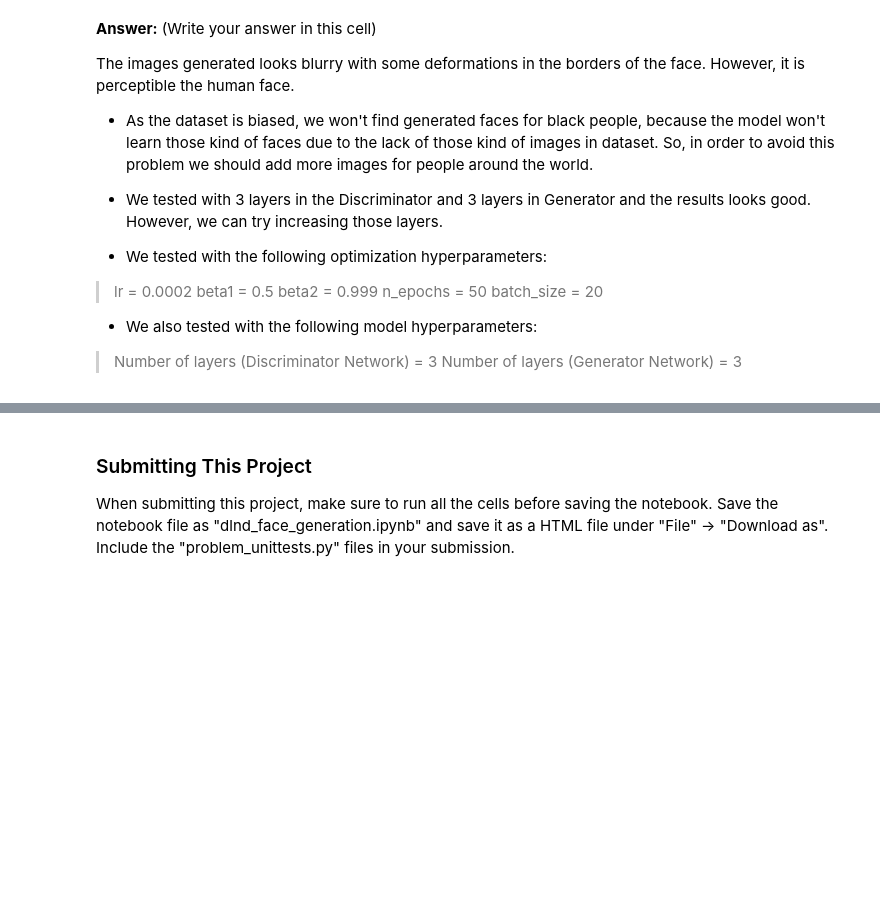
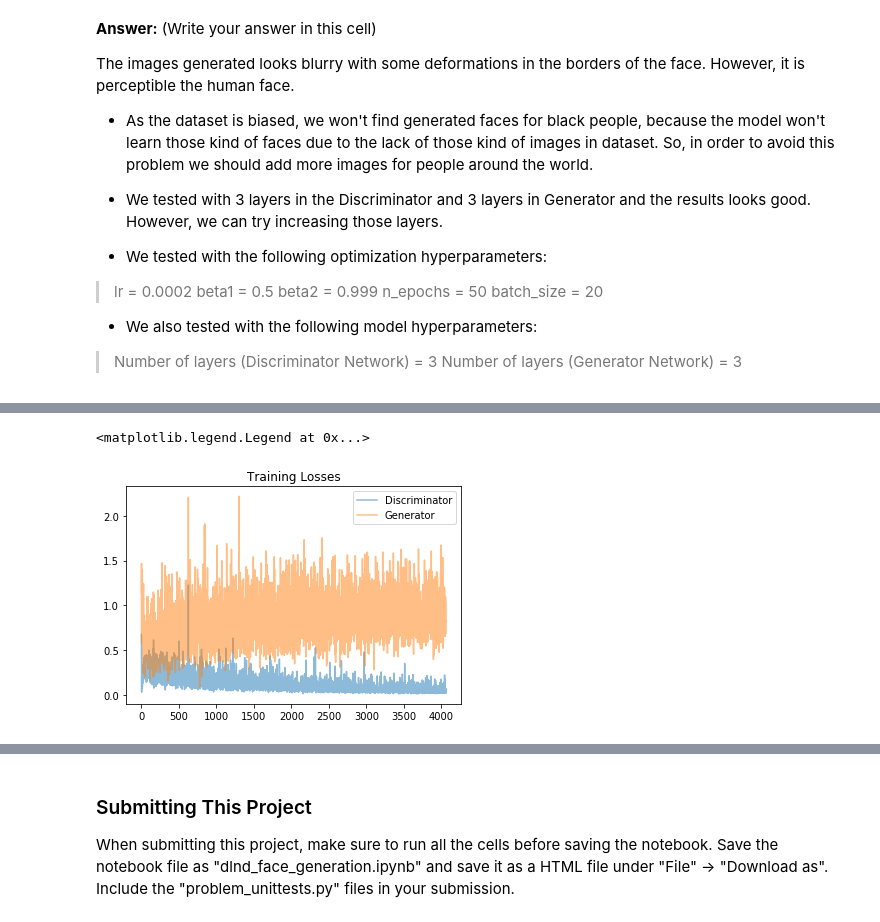
Before and after one commit to Marvinsky/face_generation, a Jupyter notebook: dlnd_face_generation.ipynb, the cells around one changed output, grey strips where cells are left out. Cells and saved outputs as stored; diff of their text form; code cells hidden in the pictures; blank space fills up the shorter version.

```diff
--- a/dlnd_face_generation.ipynb
+++ b/dlnd_face_generation.ipynb
@@ -661,0 +665,24 @@ Number of layers (Generator Network) = 3
+# %%
+# Define model hyperparams
+d_conv_dim2 = 32
+g_conv_dim2 = 32
+z_size2 = 100
+
+"""
+DON'T MODIFY ANYTHING IN THIS CELL THAT IS BELOW THIS LINE
+"""
+D2, G2 = build_network(d_conv_dim2, g_conv_dim2, z_size2)
+
+if not train_on_gpu:
+    print('No GPU found. Please use a GPU to train your neural network.')
+else:
+    print('Training on GPU!')
+    D2 = D2.cuda()
+    G2 = G2.cuda()
+
+# reducing by order 10 the lr
+lr2 = 0.0002
+beta1 = 0.5
+beta2 = 0.999
+d_optimizer2 = optim.Adam(D2.parameters(), lr2, [beta1, beta2])
+g_optimizer2 = optim.Adam(G2.parameters(), lr2, [beta1, beta2])
@@ -661,0 +707,12 @@ Number of layers (Generator Network) = 3
+# %%
+# set number of epochs
+import time
+n_epochs2 = 70
+save_file_name2 = "train_samples2.pkl"
+
+start = time.time()
+
+losses2 = train(D2, G2, n_epochs2, save_file_name2, z_size2, d_optimizer2, g_optimizer2, print_every=50)
+end = time.time()
+elapsed_time = end - start
+print("elapsed_time: {} min, {} sec".format(elapsed_time//60, elapsed_time))
@@ -661,0 +737,10 @@ Number of layers (Generator Network) = 3
+# %%
+fig, ax = plt.subplots()
+losses2 = np.array(losses2)
+plt.plot(losses2.T[0], label='Discriminator', alpha=0.5)
+plt.plot(losses2.T[1], label='Generator', alpha=0.5)
+plt.title("Training Losses")
+plt.legend()
+# %% [output]
+<matplotlib.legend.Legend at 0x...>
+[figure, added]
```
Also changed, not shown: parts of 23 cells of this notebook.
